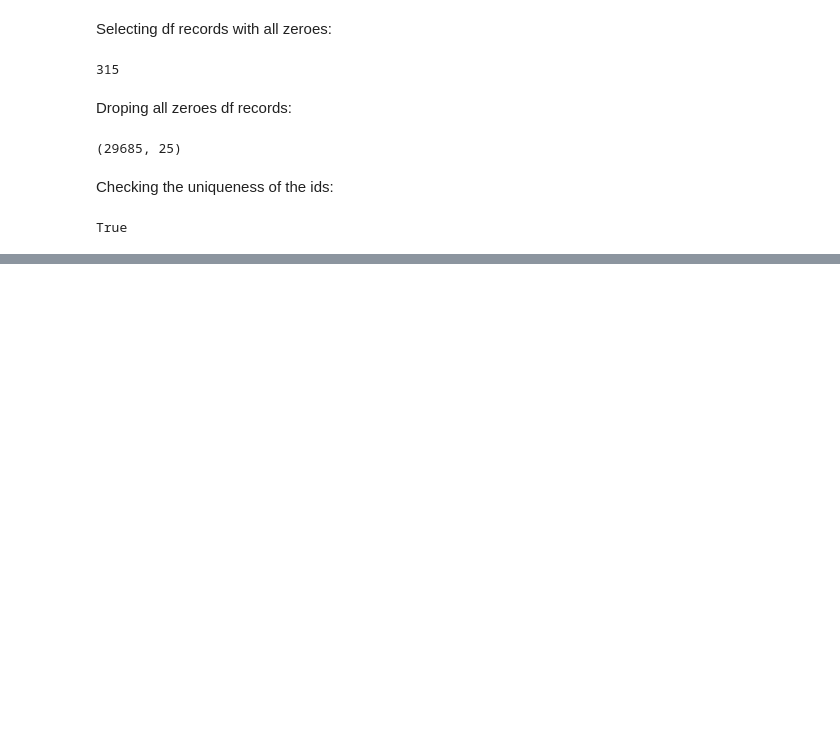
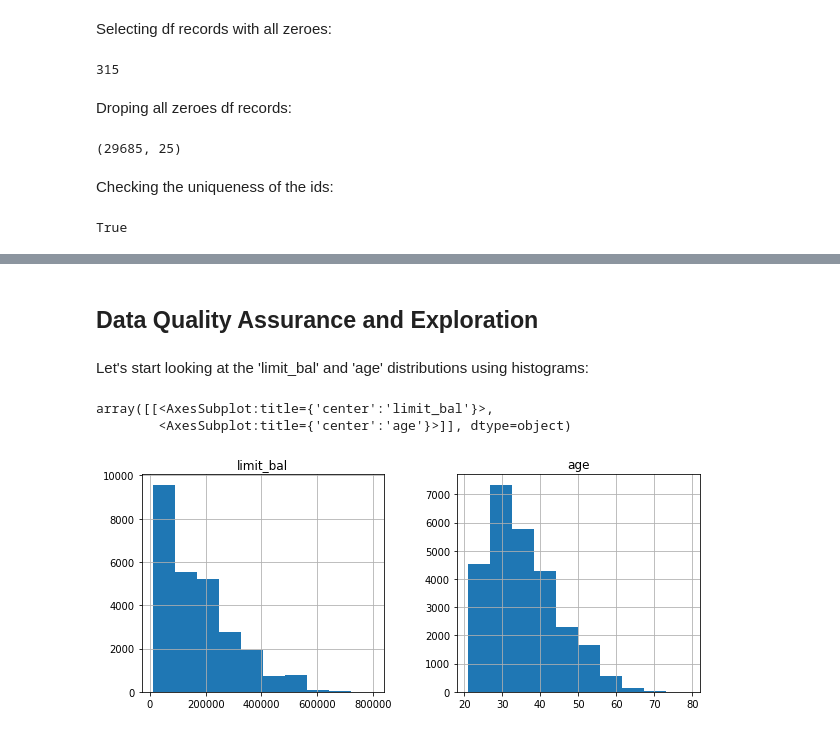
Before and after one commit to jeantardelli/data-science, a Jupyter notebook: loading-and-examining-data.ipynb, the cells around one changed output, grey strips where cells are left out. Cells and saved outputs as stored; diff of their text form; code cells hidden in the pictures; blank space fills up the shorter version.

Commit message:
Exploring and Cleaning the Data - Cleaning complete (1b)

```diff
--- a/loading-and-examining-data.ipynb
+++ b/loading-and-examining-data.ipynb
@@ -156,0 +243,3 @@ True
+# %%
+valid_pay_1_mask = df_clean.pay_1 != 'Not available'
+valid_pay_1_mask[0:5]
@@ -156,0 +259,3 @@ True
+# %%
+df_clean = df_clean.loc[valid_pay_1_mask, :].copy()
+df_clean.shape
@@ -156,0 +285,3 @@ True
+# %%
+df_clean.pay_1 = df_clean.pay_1.astype('int64')
+df_clean.info()
@@ -156,0 +306,10 @@ True
+# %% [markdown]
+## Data Quality Assurance and Exploration
+# %% [markdown]
+Let's start looking at the 'limit_bal' and 'age' distributions using histograms:
+# %%
+df_clean[['limit_bal', 'age']].hist(figsize=(10,4))
+# %% [output]
+array([[<AxesSubplot:title={'center':'limit_bal'}>,
+        <AxesSubplot:title={'center':'age'}>]], dtype=object)
+[figure, added]
```
Also changed, not shown: parts of 30 cells of this notebook.
